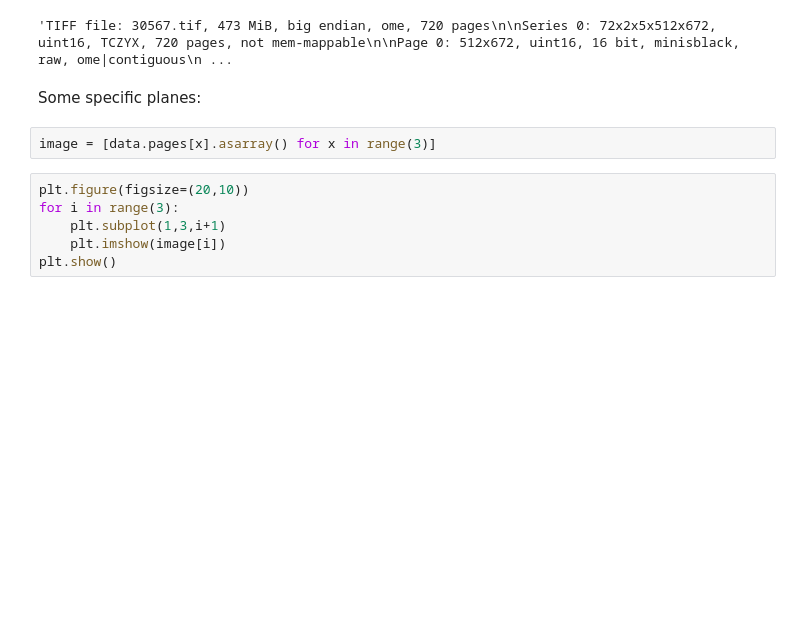
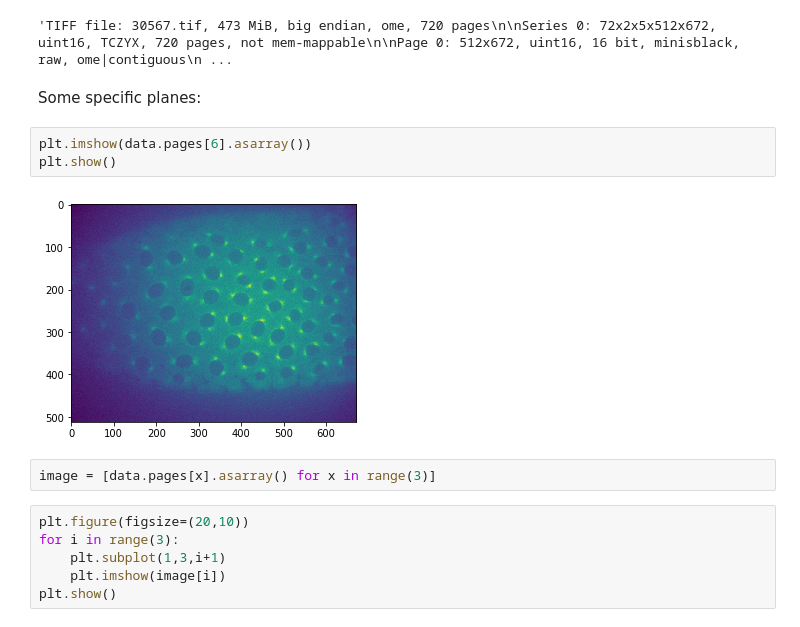
Before and after one commit to guiwitz/Python_image_processing, a Jupyter notebook: 03-Image_import.ipynb, the cells around one changed output. Saved outputs shown, nothing was run; the diff lists cells and outputs as text; blank space fills up the shorter version.

```diff
--- a/03-Image_import.ipynb
+++ b/03-Image_import.ipynb
@@ -236,6 +299,11 @@ data.info()
 'TIFF file: 30567.tif, 473 MiB, big endian, ome, 720 pages\n\nSeries 0: 72x2x5x512x672, uint16, TCZYX, 720 pages, not mem-mappable\n\nPage 0: 512x672, uint16, 16 bit, minisblack, raw, ome|contiguous\n ...
 # %% [markdown]
 Some specific planes:
+# %%
+plt.imshow(data.pages[6].asarray())
+plt.show()
+# %% [output]
+[figure, added]
 # %%
 image = [data.pages[x].asarray() for x in range(3)]
 # %%
```
Also changed, not shown: parts of 21 cells of this notebook, 7 other files.
